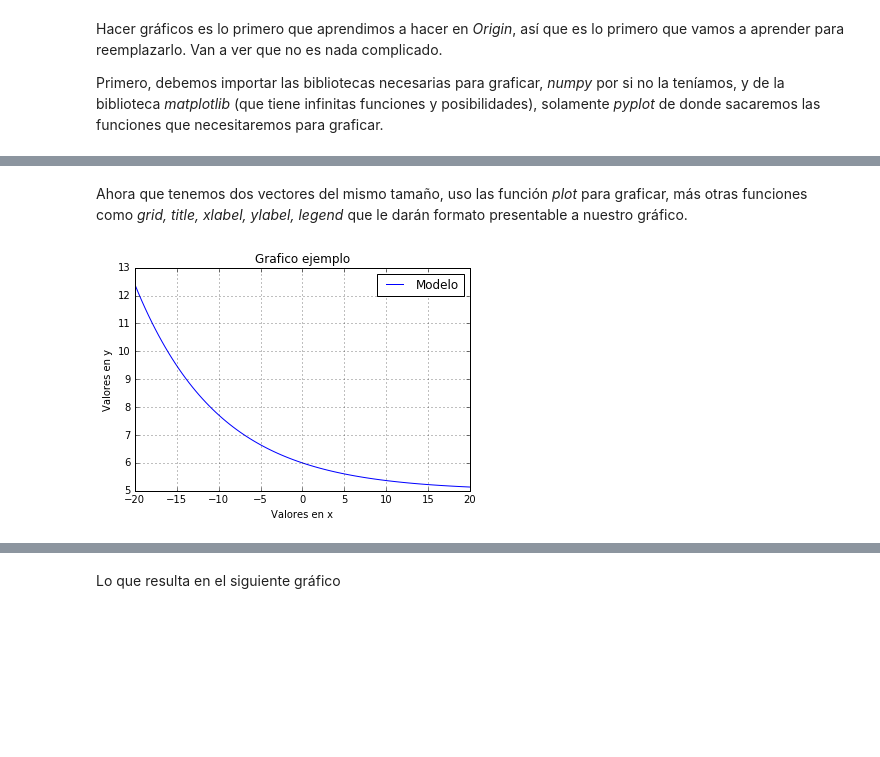
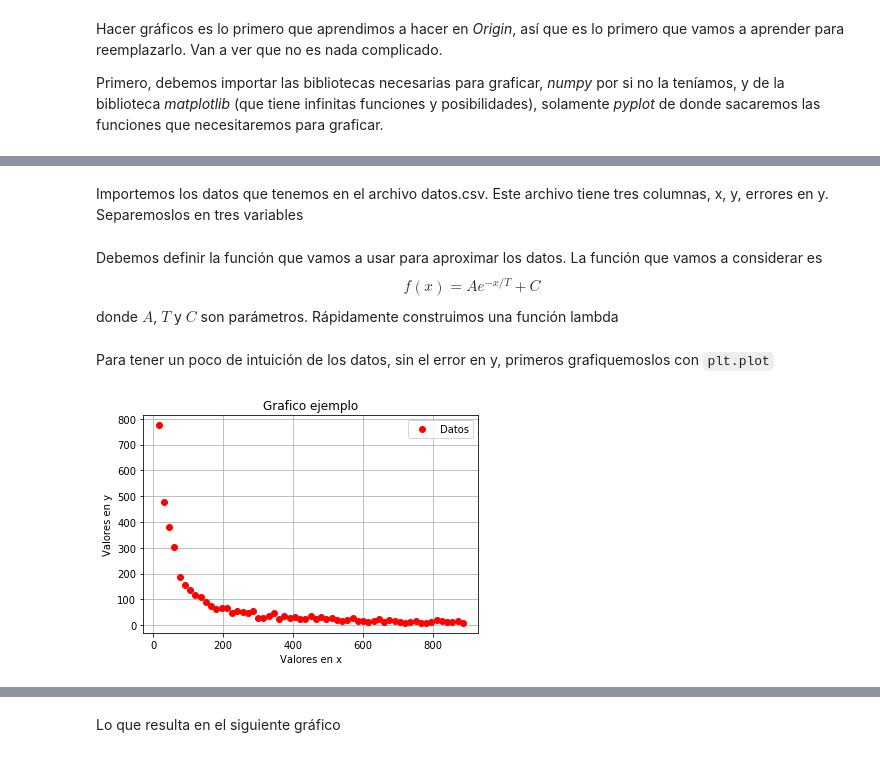
Before and after one commit to fifabsas/talleresfifabsas, a Jupyter notebook: python/Incertezas/numerico.ipynb, the cells around one changed output, grey strips where cells are left out. Drawn from its saved outputs; the diff is of its cells as text; code cells hidden in the pictures; blank space fills up the shorter version.

```diff
--- a/python/Incertezas/numerico.ipynb
+++ b/python/Incertezas/numerico.ipynb
@@ -259,17 +244,30 @@ y = f(x,A,T,C)
-# %% [markdown]
-Ahora que tenemos dos vectores del mismo tamaño, uso las función *plot* para graficar, más otras funciones como *grid, title, xlabel, ylabel, legend* que le darán formato presentable a nuestro gráfico.
+# %% [markdown]
+Importemos los datos que tenemos en el archivo datos.csv. Este archivo tiene tres columnas, x, y, errores en y. Separemoslos en tres variables
+# %%
+# Con esto cargamos los datos
+# Si vemos los archivos son dos columnas
+# que vamos a guardar como x, y
+data = np.loadtxt("doble_exp_error.dat")
+
+x = data[:,0]
+y = data[:,1]
+error_y = data[:,2]
+# %% [markdown]
+Debemos definir la función que vamos a usar para aproximar los datos. La función que vamos a considerar es $$ \displaystyle f(x) = Ae^{-x/T}+C $$ donde $A$, $T$ y $C$ son parámetros. Rápidamente construimos una función lambda
+# %% [markdown]
+Para tener un poco de intuición de los datos, sin el error en y, primeros grafiquemoslos con `plt.plot`
 # %%
-# Ploteamos
-plt.plot(x, y, 'b-', label = 'Modelo')
+# Ploteamos. Los datos como puntos de color rojo
+plt.plot(x, y, 'ro', label = 'Datos')
 
 # Detalles del gráfico
 plt.grid(True) # Para que quede en hoja cuadriculada
 plt.title('Grafico ejemplo')
 plt.xlabel('Valores en x')
 plt.ylabel('Valores en y')
 plt.legend(loc = 'best')
 
 plt.show() # si no usaron %matplotlib inline, esto abre una ventanita con el gráfico
 # %% [output]
-[figure, old version]
+[figure, new version]
 # %% [markdown]
```
Also changed, not shown: parts of 61 cells of this notebook, 6 other files.
